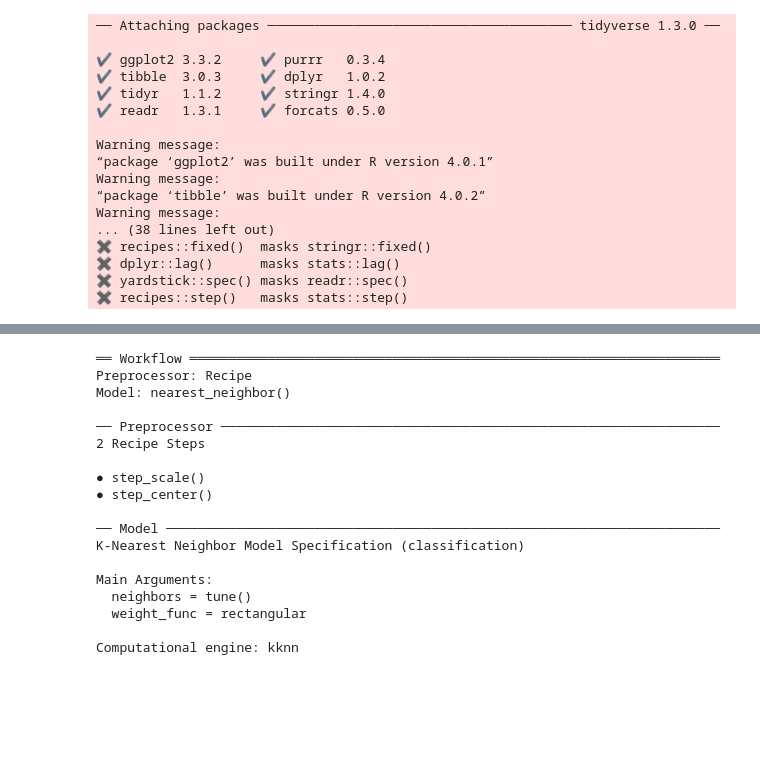
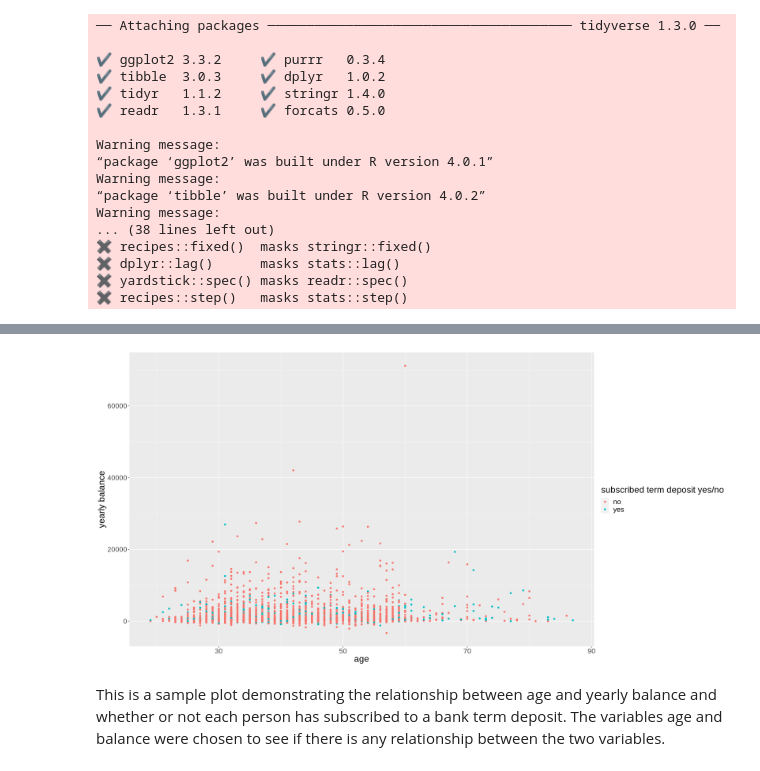
Before and after one commit to Kyungmin725/group34, a Jupyter notebook: group-project34.ipynb, the cells around one changed output, grey strips where cells are left out. Drawn from its saved outputs; the diff is of its cells as text; code cells hidden in the pictures; blank space fills up the shorter version.

```diff
--- a/group-project34.ipynb
+++ b/group-project34.ipynb
@@ -145,31 +119,13 @@ Centering for all_predictors()
-# %%
-set.seed(9999)
-
-knn_spec <- nearest_neighbor(weight_func = "rectangular", neighbors = tune()) %>%
-       set_engine("kknn") %>%
-       set_mode("classification")
-
-bank_fit <- workflow() %>%
-       add_recipe(bank_recipe) %>%
-       add_model(knn_spec)
-
-bank_fit
-# %% [output]
-══ Workflow ════════════════════════════════════════════════════════════════════
-Preprocessor: Recipe
-Model: nearest_neighbor()
-
-── Preprocessor ────────────────────────────────────────────────────────────────
-2 Recipe Steps
-
-● step_scale()
-● step_center()
-
-── Model ───────────────────────────────────────────────────────────────────────
-K-Nearest Neighbor Model Specification (classification)
-
-Main Arguments:
-  neighbors = tune()
-  weight_func = rectangular
-
-Computational engine: kknn
+# %%
+options(repr.plot.width = 20, repr.plot.height = 10)
+age_vs_balance_plot <- bank_train %>%
+    ggplot(aes(x = age, y = balance)) +
+    geom_point(aes(colour = y)) +
+    labs(x = "age", y = "yearly balance",
+        colour = "subscribed term deposit yes/no") +
+    theme(text = element_text(size = 20))
+age_vs_balance_plot
+# %% [output]
+[figure, added]
+# %% [markdown]
+This is a sample plot demonstrating the relationship between age and yearly balance and whether or not each person has subscribed to a bank term deposit. The variables age and balance were chosen to see if there is any relationship between the two variables.
```
Also changed, not shown: parts of 9 cells of this notebook.
